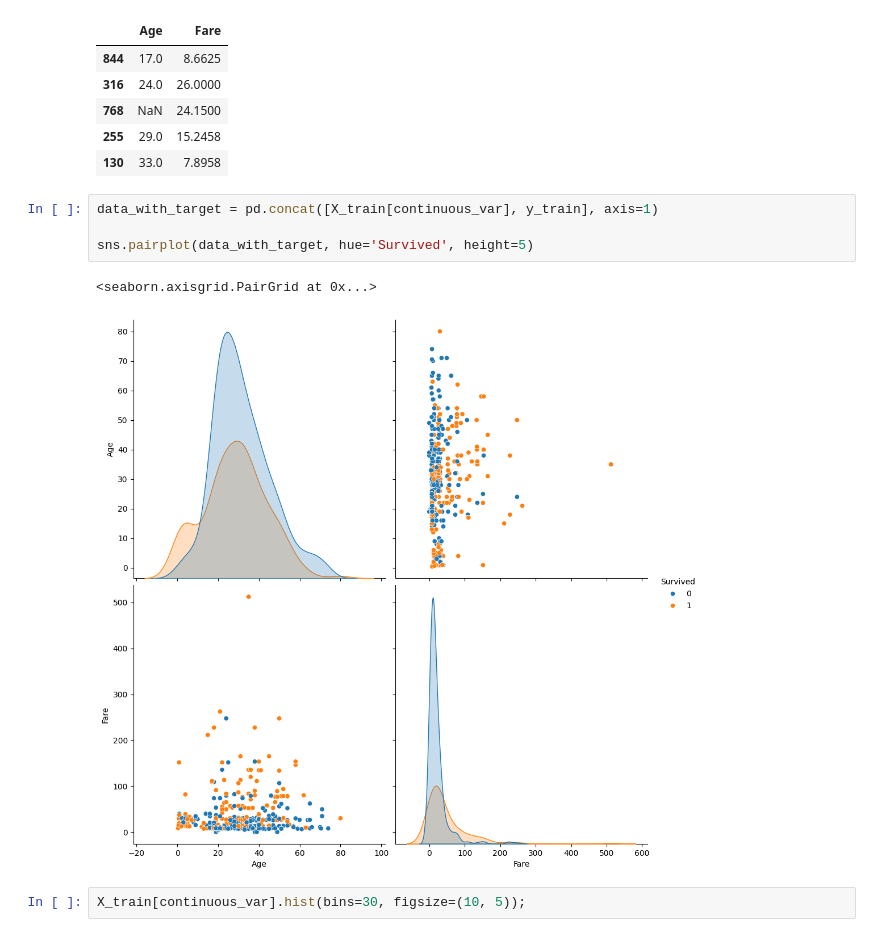
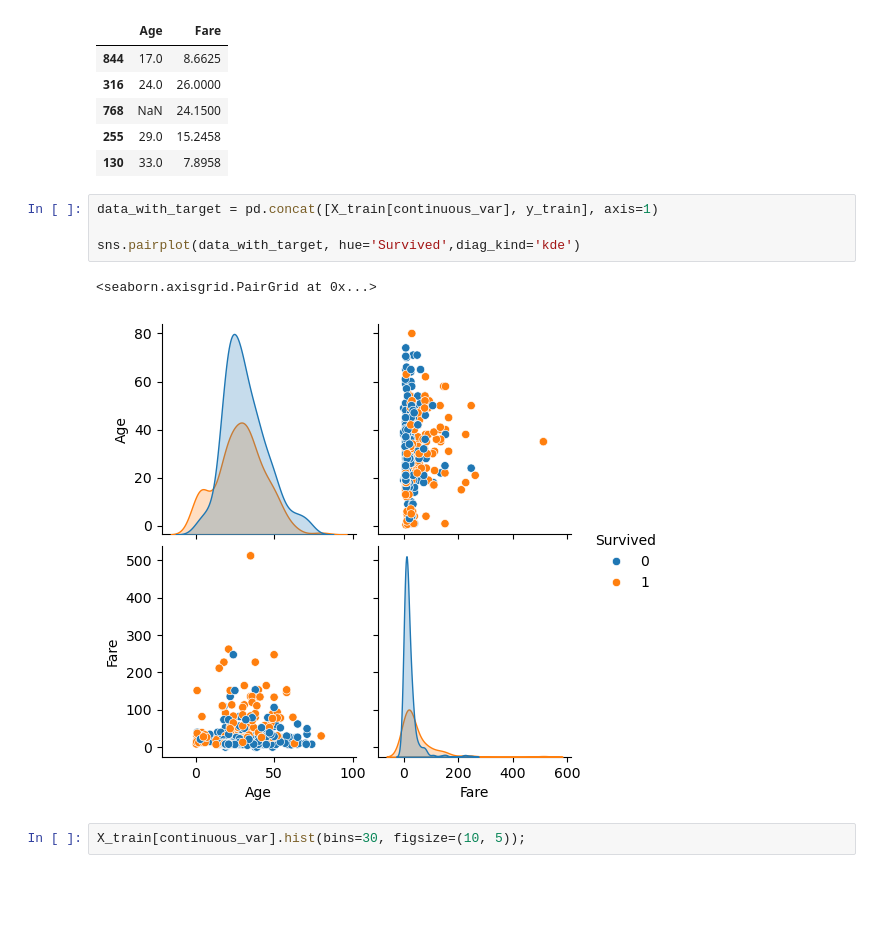
Before and after one commit to shamaseen/machine-learning-with-qafzah, a Jupyter notebook: notebooks/end_to_end_machine_learning_project_workflow.ipynb, the cells around one changed output. Drawn from its saved outputs; the diff is of its cells as text; blank space fills up the shorter version.

```diff
--- a/notebooks/end_to_end_machine_learning_project_workflow.ipynb
+++ b/notebooks/end_to_end_machine_learning_project_workflow.ipynb
@@ -499,10 +513,10 @@ X_train[continuous_var].head()
 # %%
 data_with_target = pd.concat([X_train[continuous_var], y_train], axis=1)
 
-sns.pairplot(data_with_target, hue='Survived', height=5)
+sns.pairplot(data_with_target, hue='Survived',diag_kind='kde')
 # %% [output]
 <seaborn.axisgrid.PairGrid at 0x...>
-[figure, old version]
+[figure, new version]
 # %%
 X_train[continuous_var].hist(bins=30, figsize=(10, 5));
 # %% [output]
```
Also changed, not shown: parts of 41 cells of this notebook, 4 other files.
